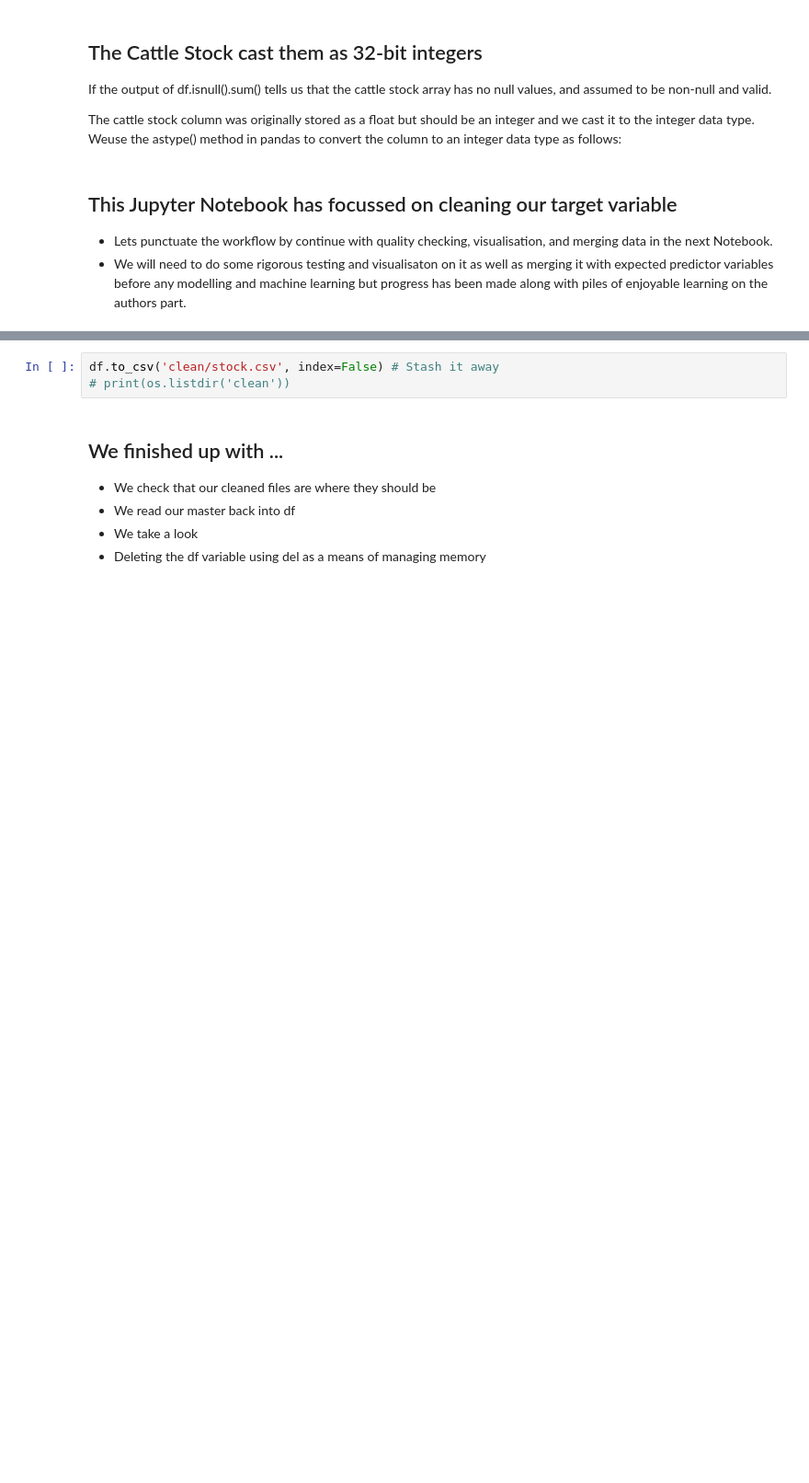
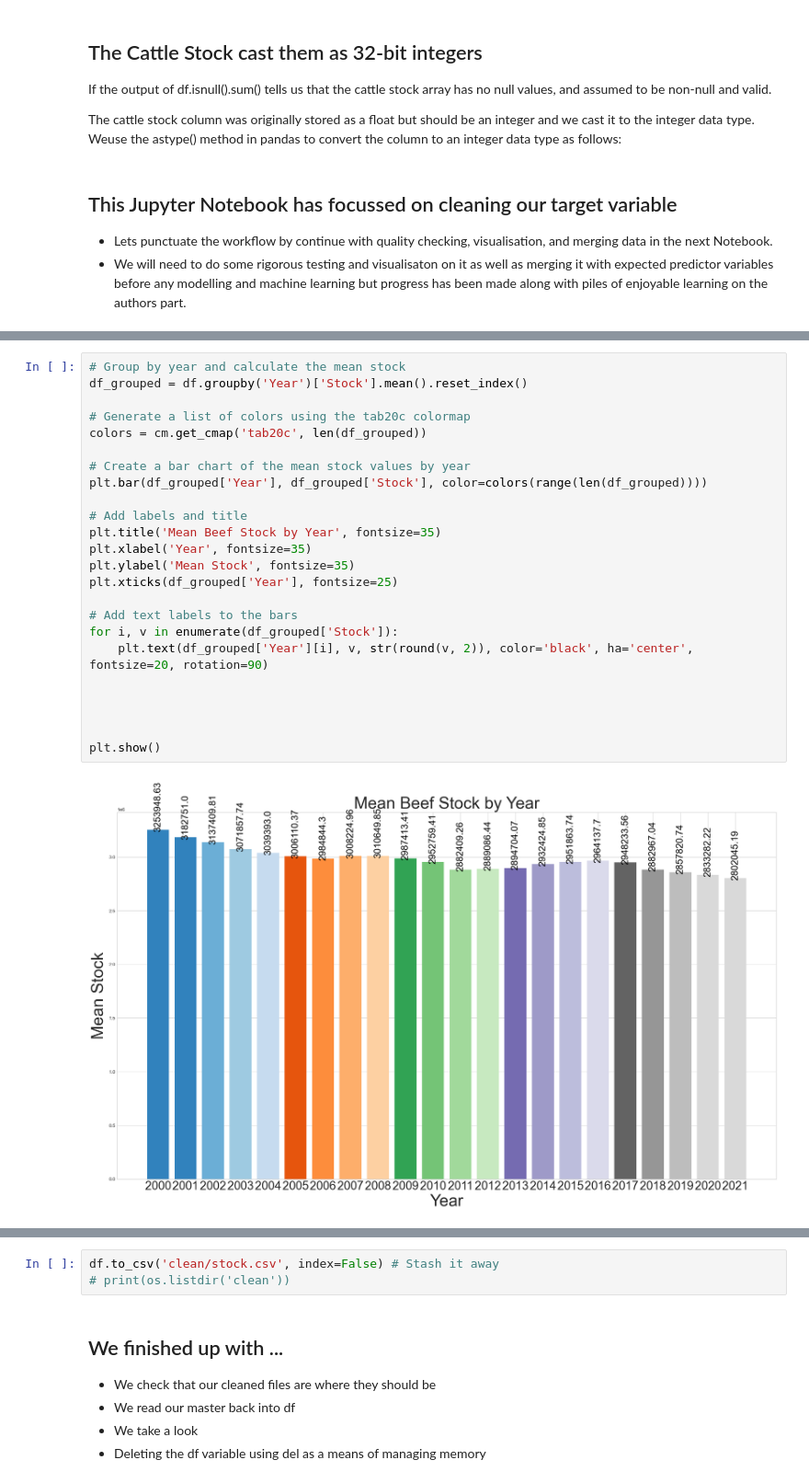
Before and after one commit to ronandownes/beef, a Jupyter notebook: 01_stock_beef.ipynb, the cells around one changed output, grey strips where cells are left out. Shown at 92% size. Cells and saved outputs as stored; diff of their text form; blank space fills up the shorter version.

```diff
--- a/01_stock_beef.ipynb
+++ b/01_stock_beef.ipynb
@@ -457,0 +468,26 @@ df
+# %%
+# Group by year and calculate the mean stock
+df_grouped = df.groupby('Year')['Stock'].mean().reset_index()
+
+# Generate a list of colors using the tab20c colormap
+colors = cm.get_cmap('tab20c', len(df_grouped))
+
+# Create a bar chart of the mean stock values by year
+plt.bar(df_grouped['Year'], df_grouped['Stock'], color=colors(range(len(df_grouped))))
+
+# Add labels and title
+plt.title('Mean Beef Stock by Year', fontsize=35)
+plt.xlabel('Year', fontsize=35)
+plt.ylabel('Mean Stock', fontsize=35)
+plt.xticks(df_grouped['Year'], fontsize=25)
+
+# Add text labels to the bars
+for i, v in enumerate(df_grouped['Stock']):
+    plt.text(df_grouped['Year'][i], v, str(round(v, 2)), color='black', ha='center', fontsize=20, rotation=90)
+
+
+
+
+plt.show()
+# %% [output]
+[figure, added]
```
Also changed, not shown: parts of 26 cells of this notebook, 7 other files.
